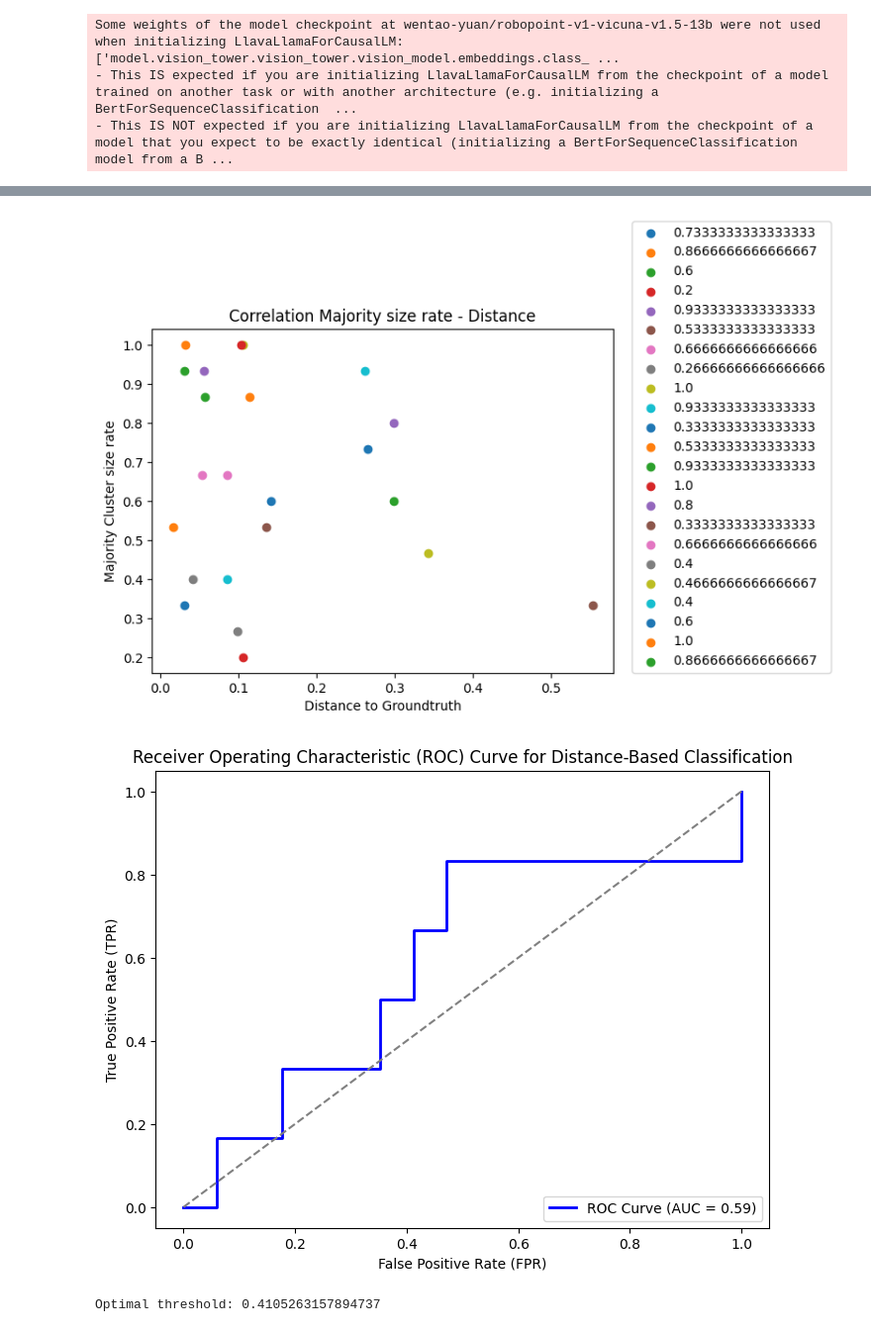
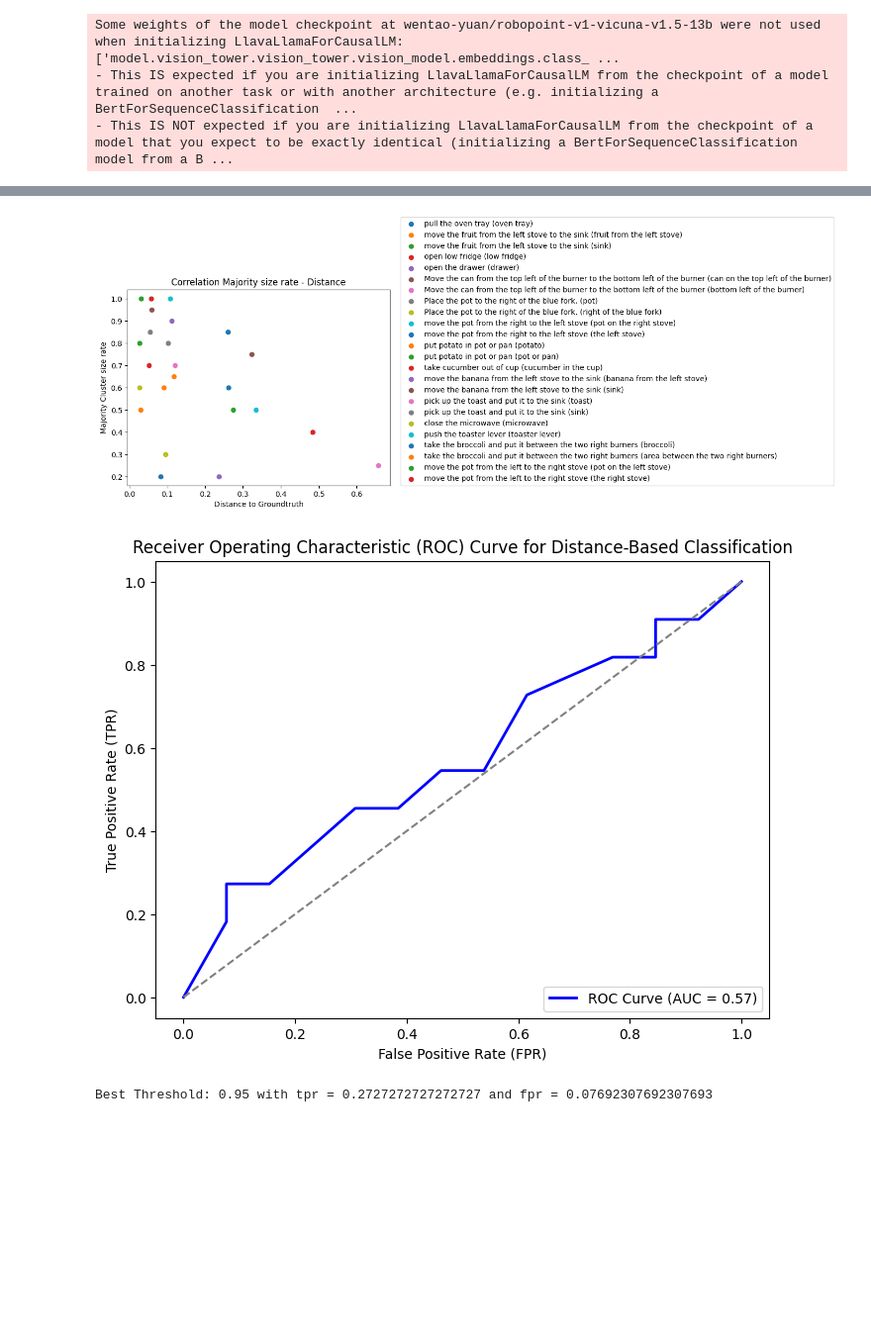
Before and after one commit to NIYI100/xai-praktikum, a Jupyter notebook: robopoint/ROC_curve.ipynb, the cells around one changed output, grey strips where cells are left out. Shown at 99% size. Saved outputs shown, nothing was run; the diff lists cells and outputs as text; code cells hidden in the pictures; blank space fills up the shorter version.

```diff
--- a/robopoint/ROC_curve.ipynb
+++ b/robopoint/ROC_curve.ipynb
@@ -69,4 +26,6 @@ def find_best_threshold(optimization_scores, target_scores):
 # %%
+import numpy as np
+
 def run_roc_experiment(prompts, temperatures, runs_per_instance, epsilon, min_samples, ignoreCoordinateDecimalPlaces, experiment_path = "../data/first_experiments"):
     tasks, images, ground_truths, object_list = extract_all(experiment_path)
 
@@ -75,6 +34,7 @@ def run_roc_experiment(prompts, temperatures, runs_per_instance, epsilon, min_sa
     list_of_probs = []
     list_of_diameters = []
     list_of_majority_size_rate = []
+    list_of_cluster_number = []
     labels = []
     for i in range(len(tasks)):
         print(f"Task: {i + 1}")
@@ -123,8 +83,9 @@ def run_roc_experiment(prompts, temperatures, runs_per_instance, epsilon, min_sa
                     list_of_spreads.append(calculate_spread(coordinates_per_task, width, height))
                     list_of_diameters.append(diameter)
                     list_of_majority_size_rate.append(len(majority_points) / len(coordinates_per_task))
+                    list_of_cluster_number.append(n_clusters)
 
-    return list_of_distances, list_of_spreads, list_of_probs, list_of_diameters, list_of_majority_size_rate
+    return labels, list_of_distances, list_of_spreads, list_of_probs, list_of_diameters, list_of_majority_size_rate, list_of_cluster_number
 # %%
 PROMPTS = [
     "Locate several points within the space of the ",
@@ -139,21 +100,15 @@ TEMPERATURES = [
 ]
 
 
-list_of_distances, list_of_spreads, list_of_probs, list_of_diameters, list_of_majority_size_rate = run_roc_experiment(
+labels, list_of_distances, list_of_spreads, list_of_probs, list_of_diameters, list_of_majority_size_rate, list_of_cluster_number = run_roc_experiment(
     prompts = PROMPTS,
     temperatures = TEMPERATURES,
-    runs_per_instance = 3,
+    runs_per_instance = 4,
     epsilon = 20,
     min_samples = 3,
     ignoreCoordinateDecimalPlaces = True,
     experiment_path = "../data/base_experiments"
 )
-
-print(list_of_distances)
-print(list_of_spreads)
-print(list_of_probs)
-print(list_of_diameters)
-print(list_of_majority_size_rate)
 # %% [output]
 Task: 1
 pull the oven tray
@@ -249,15 +184,14 @@ plot_roc_curve(fpr, tpr, roc_auc)
 # %%
-plot_scatter(list_of_majority_size_rate, list_of_majority_size_rate, list_of_distances, "Correlation Majority size rate - Distance", "Distance to Groundtruth", "Majority Cluster size rate")
+plot_scatter(labels, list_of_majority_size_rate, list_of_distances, "Correlation Majority size rate - Distance", "Distance to Groundtruth", "Majority Cluster size rate")
 
-optimization_values = list_of_majority_size_rate
-scores = 1 - np.array(list_of_distances)
-
-thresh = find_best_threshold(optimization_values, scores)
-fpr, tpr, roc_auc, thresholds = calculate_roc_curve(optimization_values, thresh, scores)
+scores = list_of_majority_size_rate
+fpr, tpr, roc_auc, thresholds = calculate_roc_curve(list_of_distances, 0.1, scores)
 plot_roc_curve(fpr, tpr, roc_auc)
 
-print(f"Optimal threshold: {thresh}")
+j_scores = tpr - fpr
+best_idx = np.argmax(j_scores)
+print(f"Best Threshold: { thresholds[best_idx] } with tpr = { tpr[best_idx] } and fpr = { fpr[best_idx] }")
 # %% [output]
-[figure, old version]
+[figure, new version]
-[figure, old version]
+[figure, new version]
-Optimal threshold: 0.4105263157894737
+Best Threshold: 0.95 with tpr = 0.2727272727272727 and fpr = 0.07692307692307693
```
Also changed, not shown: parts of 11 cells of this notebook, 1 other file.
